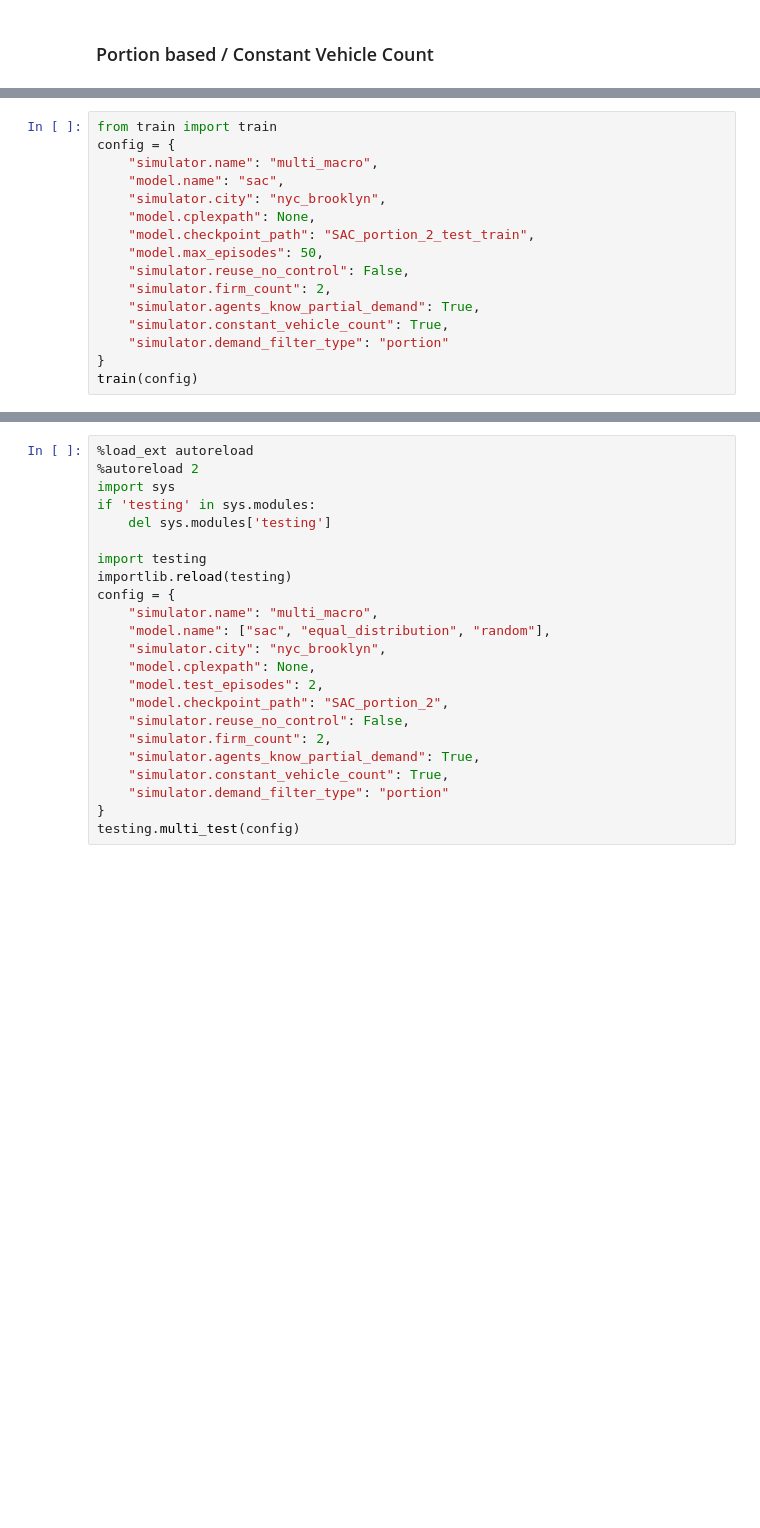
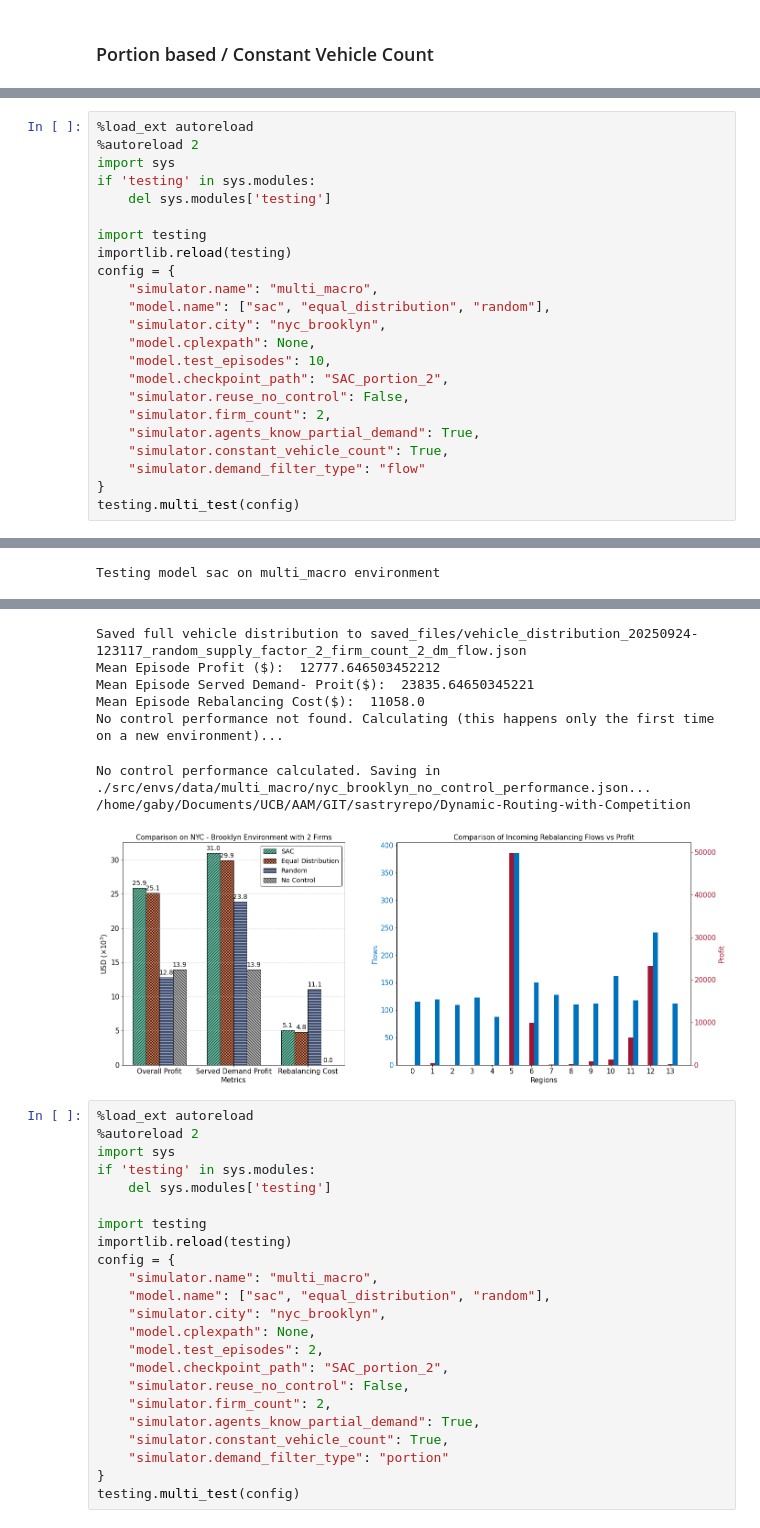
Before and after one commit to sastry-group/Dynamic-Routing-with-Competition, a Jupyter notebook: tutorial.ipynb, the cells around one changed output, grey strips where cells are left out. Cells and saved outputs as stored; diff of their text form; blank space fills up the shorter version.

```diff
--- a/tutorial.ipynb
+++ b/tutorial.ipynb
@@ -299,16 +421,24 @@ train(config)
 # %%
-from train import train
+%load_ext autoreload
+%autoreload 2
+import sys
+if 'testing' in sys.modules:
+    del sys.modules['testing']
+
+import testing
+importlib.reload(testing)
 config = {
     "simulator.name": "multi_macro",
-    "model.name": "sac",
+    "model.name": ["sac", "equal_distribution", "random"],
     "simulator.city": "nyc_brooklyn",
     "model.cplexpath": None,
-    "model.checkpoint_path": "SAC_portion_2_test_train",
-    "model.max_episodes": 50,
+    "model.test_episodes": 10,
+    "model.checkpoint_path": "SAC_portion_2",
     "simulator.reuse_no_control": False,
     "simulator.firm_count": 2,
     "simulator.agents_know_partial_demand": True,
     "simulator.constant_vehicle_count": True,
-    "simulator.demand_filter_type": "portion"
+    "simulator.demand_filter_type": "flow"
 }
-train(config)
+testing.multi_test(config)
+# %% [output]
@@ -314,0 +462 @@ train(config)
+Testing model sac on multi_macro environment
@@ -315,3 +497,11 @@ train(config)
+Saved full vehicle distribution to saved_files/vehicle_distribution_20250924-123117_random_supply_factor_2_firm_count_2_dm_flow.json
+Mean Episode Profit ($):  12777.646503452212
+Mean Episode Served Demand- Proit($):  23835.64650345221
+Mean Episode Rebalancing Cost($):  11058.0
+No control performance not found. Calculating (this happens only the first time on a new environment)...
+No control performance calculated. Saving in ./src/envs/data/multi_macro/nyc_brooklyn_no_control_performance.json...
+/home/gaby/Documents/UCB/AAM/GIT/sastryrepo/Dynamic-Routing-with-Competition
+[figure, added]
 # %%
 %load_ext autoreload
 %autoreload 2
```
Also changed, not shown: parts of 7 cells of this notebook, 5 other files.
